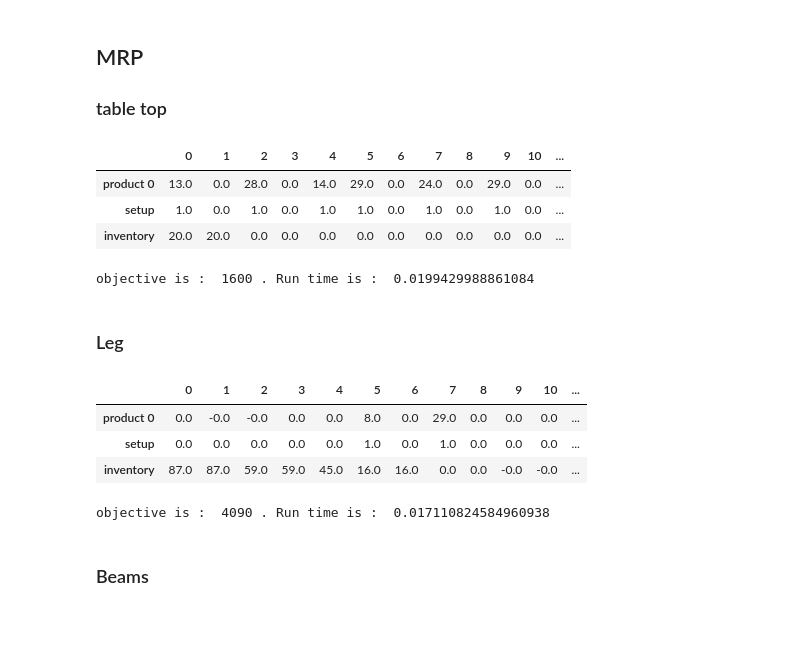
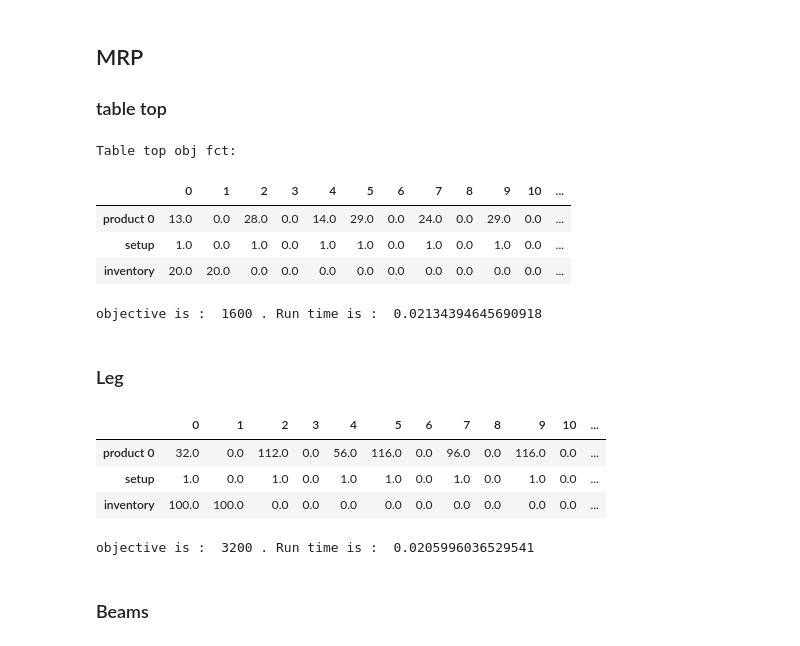
Before and after one commit to Ualh/operation_management, a Jupyter notebook: group7.ipynb, the cells around one changed output. Drawn from its saved outputs; the diff is of its cells as text; code cells hidden in the pictures.

```diff
--- a/group7.ipynb
+++ b/group7.ipynb
@@ -259,17 +259,19 @@ data = data_generator_MRP_tabelT()
 PRODUCTION_PLAN, obj = opt_production_plan(data)
 end_time = time.time()
 
+print('Table top obj fct: ')
 run_time = end_time - start_time
 for product in range(len(data.demands)):
     # print(pd.DataFrame.from_dict(PRODUCTION_PLAN[product]))
   display(pd.DataFrame.from_dict(PRODUCTION_PLAN[product]).round(0))
 print('objective is : ', round(obj), '. Run time is : ', run_time)
 # %% [output]
+Table top obj fct:
 |  | 0 | 1 | 2 | 3 | 4 | 5 | 6 | 7 | 8 | 9 | 10 | ... |
 | product 0 | 13.0 | 0.0 | 28.0 | 0.0 | 14.0 | 29.0 | 0.0 | 24.0 | 0.0 | 29.0 | 0.0 | ... |
 | setup | 1.0 | 0.0 | 1.0 | 0.0 | 1.0 | 1.0 | 0.0 | 1.0 | 0.0 | 1.0 | 0.0 | ... |
 | inventory | 20.0 | 20.0 | 0.0 | 0.0 | 0.0 | 0.0 | 0.0 | 0.0 | 0.0 | 0.0 | 0.0 | ... |
-objective is :  1600 . Run time is :  0.0199429988861084
+objective is :  1600 . Run time is :  0.02134394645690918
 # %% [markdown]
 ### Leg
 # %%
@@ -277,41 +279,42 @@ class data_generator_MRP_leg():
 
   def __init__(self):
 
-    self.demands = [[13, 0, 28, 0, 14, 29, 0, 24, 0, 29, 0, 0, 0, 0, 0, 0]]
+    self.demands = [[0.0, 0.0, 132.0, 0.0, 112.0, 0.0, 56.0, 116.0, 0.0, 96.0, 0.0, 116.0, 0.0, 0.0, 0.0, 0.0]
+]
 
     self.days = range(len(self.demands[0]))
 
     self.production_rate = [1]* len(self.days)
     self.parts = [[0],
                   [0],
                   [0],
                   [0]]
     self.lead_time = [2]
 
 
 
     self.first_inventory = [100]
     self.production_cost = [100] * len(self.demands)
 
     self.inventory_cost = [10] * len(self.demands)
     self.setup_cost = [200] * len(self.demands)
 
 start_time = time.time()
 data = data_generator_MRP_leg()
 PRODUCTION_PLAN, obj = opt_production_plan(data)
 end_time = time.time()
 
 run_time = end_time - start_time
 for product in range(len(data.demands)):
     # print(pd.DataFrame.from_dict(PRODUCTION_PLAN[product]))
   display(pd.DataFrame.from_dict(PRODUCTION_PLAN[product]).round(0))
 print('objective is : ', round(obj), '. Run time is : ', run_time)
 # %% [output]
 |  | 0 | 1 | 2 | 3 | 4 | 5 | 6 | 7 | 8 | 9 | 10 | ... |
-| product 0 | 0.0 | -0.0 | -0.0 | 0.0 | 0.0 | 8.0 | 0.0 | 29.0 | 0.0 | 0.0 | 0.0 | ... |
-| setup | 0.0 | 0.0 | 0.0 | 0.0 | 0.0 | 1.0 | 0.0 | 1.0 | 0.0 | 0.0 | 0.0 | ... |
-| inventory | 87.0 | 87.0 | 59.0 | 59.0 | 45.0 | 16.0 | 16.0 | 0.0 | 0.0 | -0.0 | -0.0 | ... |
+| product 0 | 32.0 | 0.0 | 112.0 | 0.0 | 56.0 | 116.0 | 0.0 | 96.0 | 0.0 | 116.0 | 0.0 | ... |
+| setup | 1.0 | 0.0 | 1.0 | 0.0 | 1.0 | 1.0 | 0.0 | 1.0 | 0.0 | 1.0 | 0.0 | ... |
+| inventory | 100.0 | 100.0 | 0.0 | 0.0 | 0.0 | 0.0 | 0.0 | 0.0 | 0.0 | 0.0 | 0.0 | ... |
-objective is :  4090 . Run time is :  0.017110824584960938
+objective is :  3200 . Run time is :  0.0205996036529541
 # %% [markdown]
 ### Beams
 # %%
```
Also changed, not shown: parts of 1 cell of this notebook.
